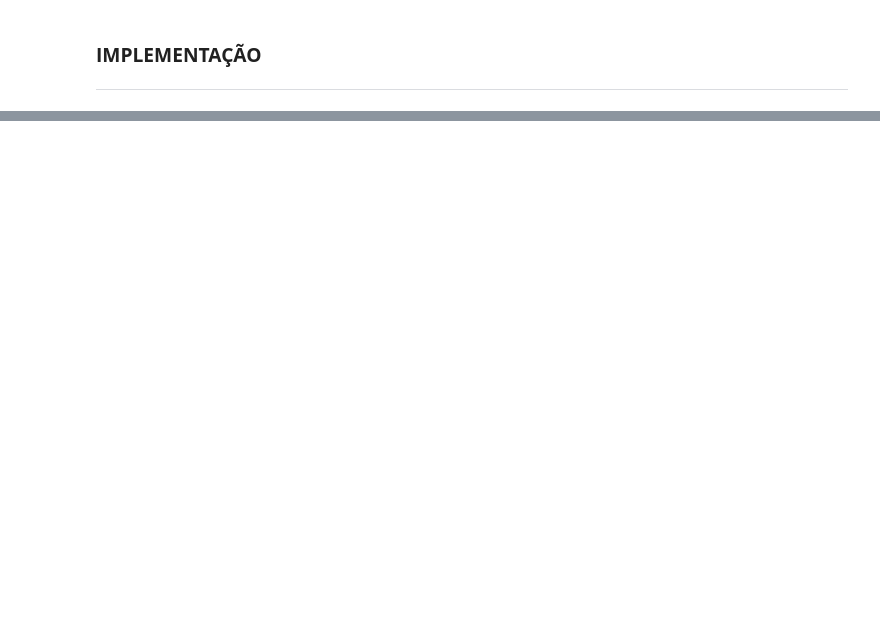
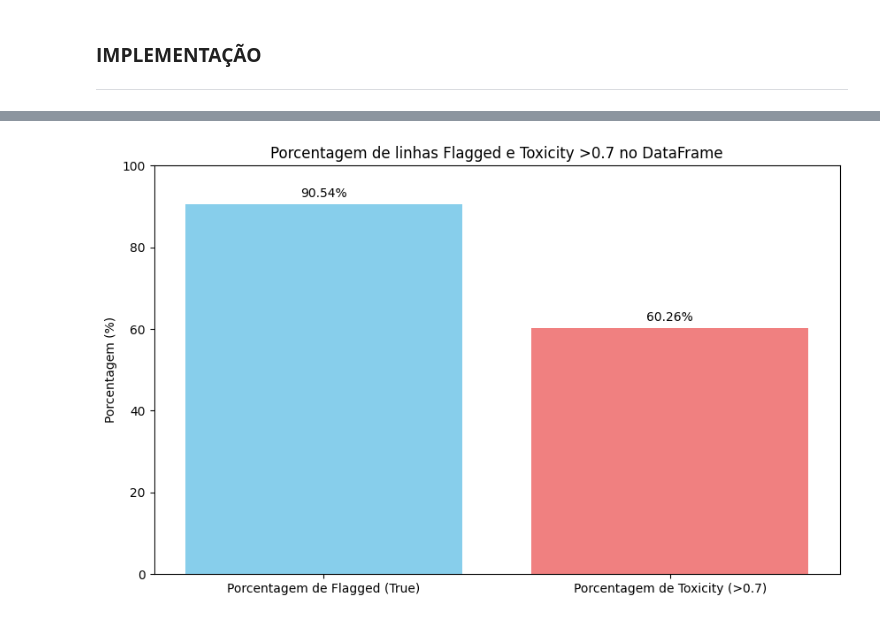
Before and after one commit to an-bruh/Moderator, a Jupyter notebook: Moderator_PLN_2025.ipynb, the cells around one changed output, grey strips where cells are left out. Cells and saved outputs as stored; diff of their text form; code cells hidden in the pictures; blank space fills up the shorter version.

```diff
--- a/Moderator_PLN_2025.ipynb
+++ b/Moderator_PLN_2025.ipynb
@@ -156,0 +192,28 @@ parser = StrOutputParser()
+# %%
+df = pd.read_csv('/content/drive/MyDrive/PLN_2025/csv/toxic_flagged.csv')
+# %%
+# Calcula a porcentagem de 'flagged' == True
+flagged_percentage = (df['flagged'] == True).mean() * 100
+
+# Calcula a porcentagem de 'toxicity' == 0.7
+toxicity_07_percentage = (df['TOXICITY'] >= 0.7).mean() * 100
+
+# Cria os rótulos e valores para o gráfico de barras
+labels = ['Porcentagem de Flagged (True)', 'Porcentagem de Toxicity (>0.7)']
+percentages = [flagged_percentage, toxicity_07_percentage]
+
+# Cria o gráfico de barras
+plt.figure(figsize=(10, 6))
+plt.bar(labels, percentages, color=['skyblue', 'lightcoral'])
+plt.ylabel('Porcentagem (%)')
+plt.title('Porcentagem de linhas Flagged e Toxicity >0.7 no DataFrame')
+plt.ylim(0, 100) # Ensure y-axis goes from 0 to 100
+
+# Adiciona porcentagem no topo das barras
+for i, percentage in enumerate(percentages):
+    plt.text(i, percentage + 1, f'{percentage:.2f}%', ha='center', va='bottom')
+
+
+plt.show()
+# %% [output]
+[figure, added]
```
Also changed, not shown: parts of 45 cells of this notebook, 4 other files.
